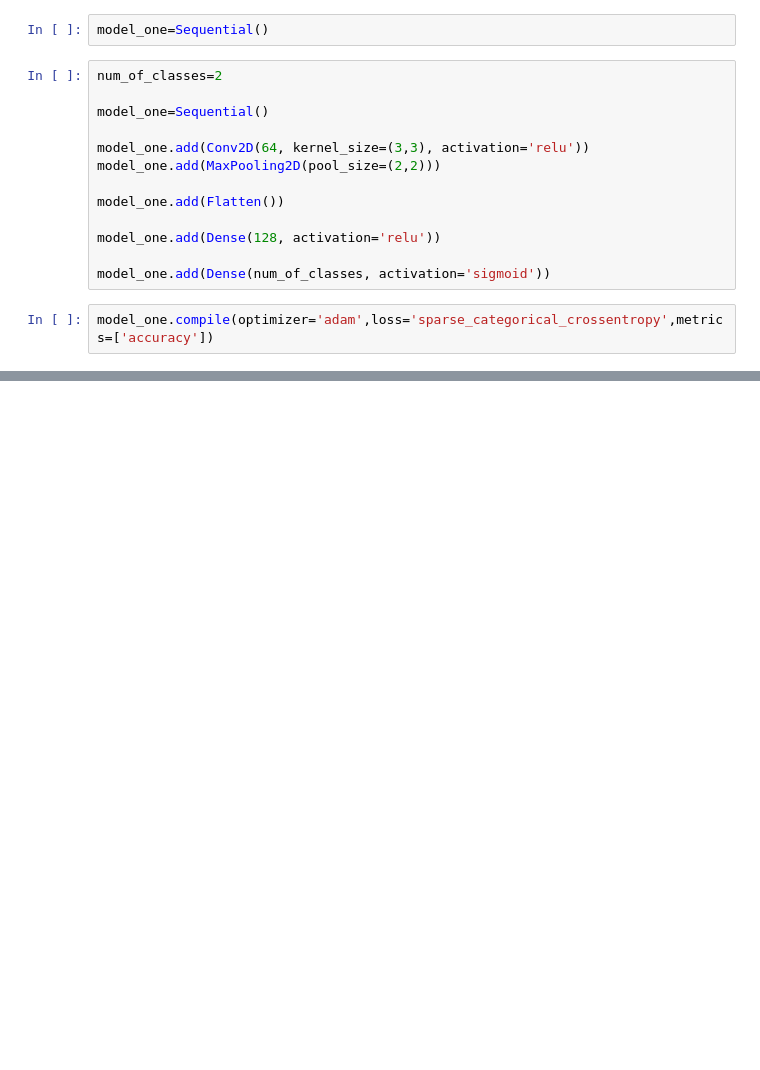
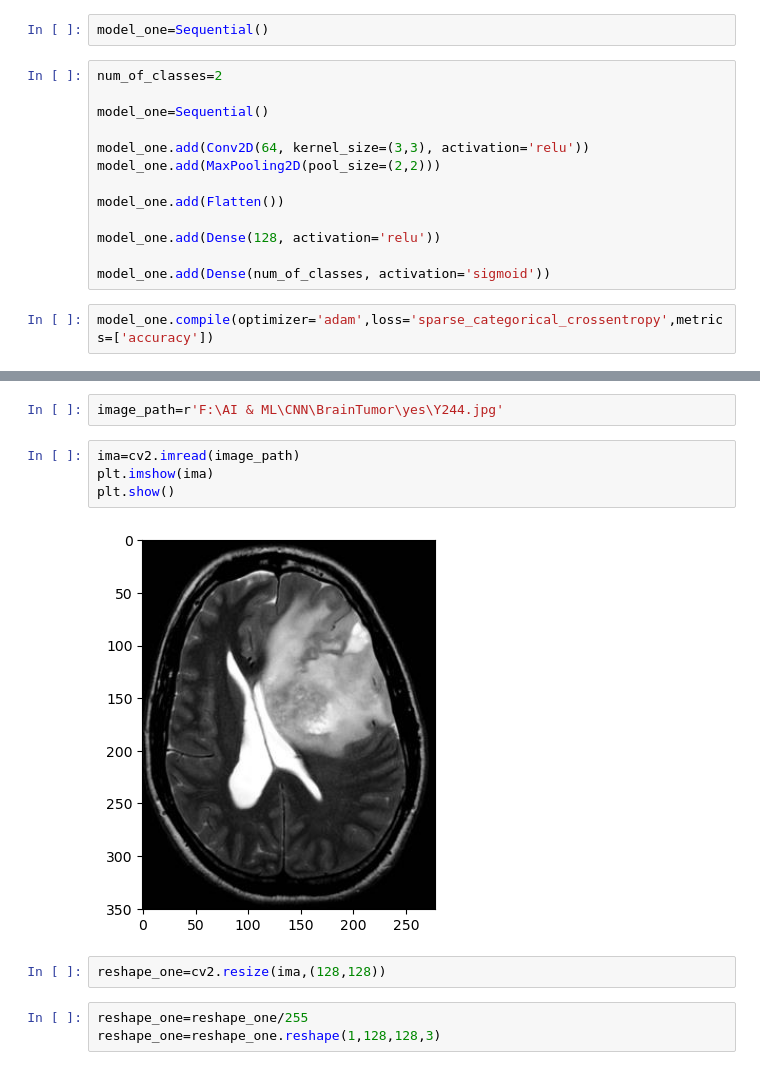
Before and after one commit to Vicky7873/python_Anaconda, a Jupyter notebook: DL/CNN/BrainTumorClassification/BrainTumorPrediction.ipynb, the cells around one changed output, grey strips where cells are left out. Cells and saved outputs as stored; diff of their text form; blank space fills up the shorter version.

```diff
--- a/DL/CNN/BrainTumorClassification/BrainTumorPrediction.ipynb
+++ b/DL/CNN/BrainTumorClassification/BrainTumorPrediction.ipynb
@@ -265,0 +294,13 @@ NameError: name 'y_val' is not defined
+# %%
+image_path=r'F:\AI & ML\CNN\BrainTumor\yes\Y244.jpg'
+# %%
+ima=cv2.imread(image_path)
+plt.imshow(ima)
+plt.show()
+# %% [output]
+[figure, added]
+# %%
+reshape_one=cv2.resize(ima,(128,128))
+# %%
+reshape_one=reshape_one/255
+reshape_one=reshape_one.reshape(1,128,128,3)
```
Also changed, not shown: parts of 10 cells of this notebook, 2 other files.
